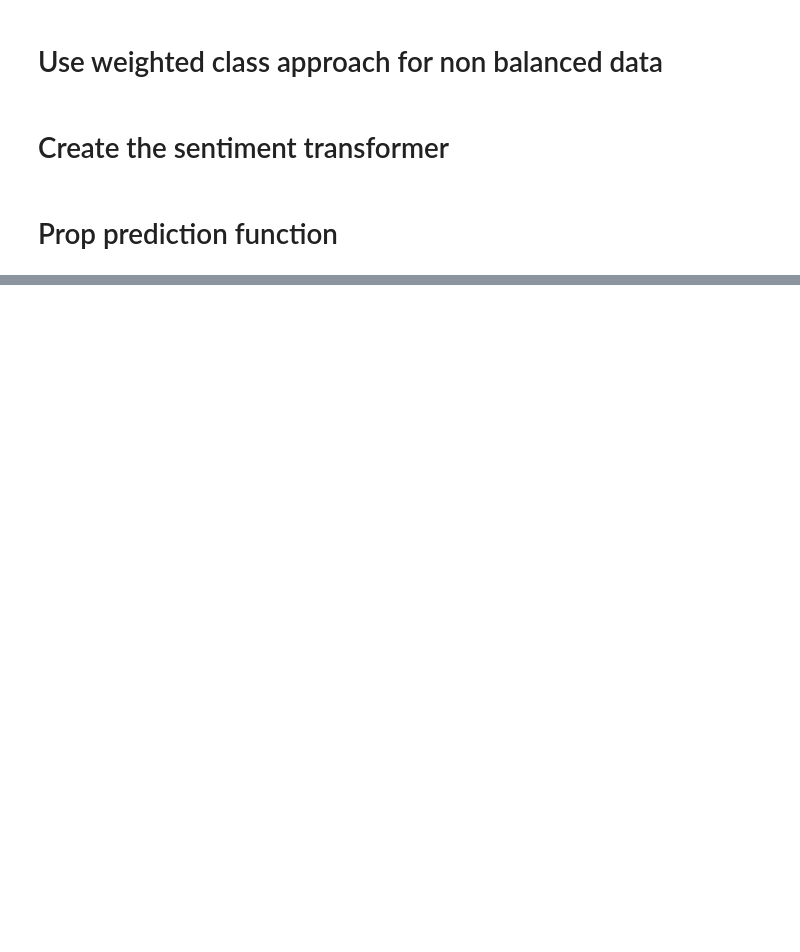
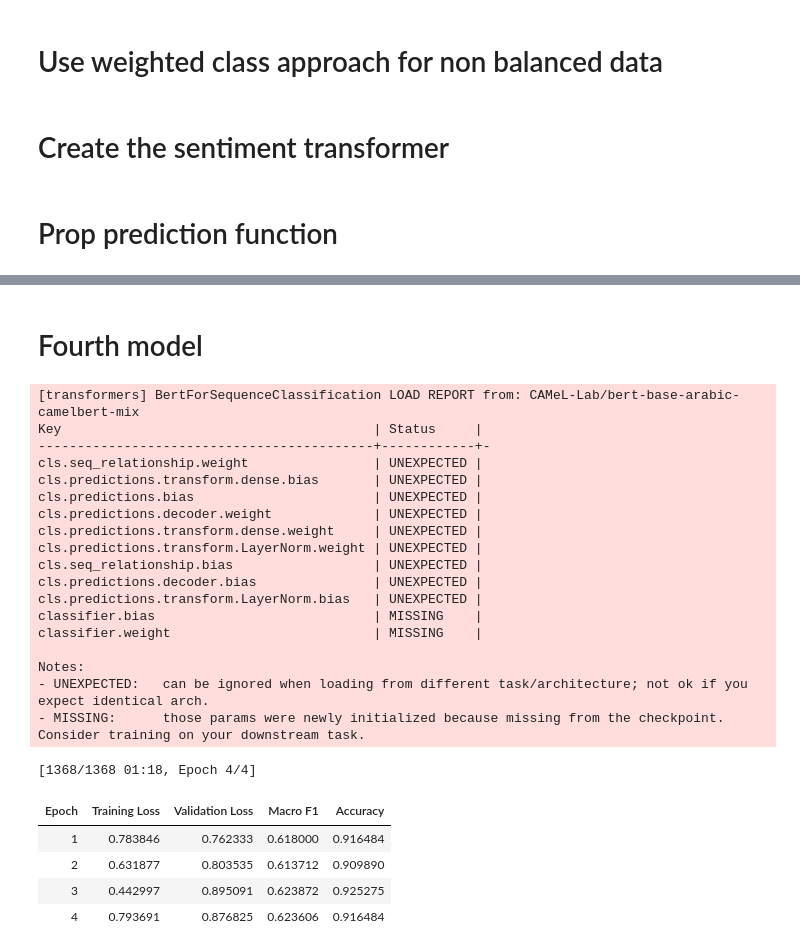
Before and after one commit to amrhany964/hackathon, a Jupyter notebook: main.ipynb, the cells around one changed output, grey strips where cells are left out. Cells and saved outputs as stored; diff of their text form; code cells hidden in the pictures; blank space fills up the shorter version.

```diff
--- a/main.ipynb
+++ b/main.ipynb
@@ -642,0 +748,40 @@ print(classification_report(valid_df["label"], valid_pred_marbert, target_names=
+# %% [markdown]
+# Fourth model
+# %%
+CAMEL_MODEL = "CAMeL-Lab/bert-base-arabic-camelbert-mix"
+# %%
+trainer_camel, tokenizer_camel = train_transformer_model(
+    model_name=CAMEL_MODEL,
+    train_df=train_df,
+    valid_df=valid_df,
+    output_dir="./sentiment_camelbert",
+    epochs=4,
+    lr=2e-5,
+    batch_size=8,
+    max_length=160
+)
+# %% [output]
+[transformers] BertForSequenceClassification LOAD REPORT from: CAMeL-Lab/bert-base-arabic-camelbert-mix
+Key                                        | Status     |
+-------------------------------------------+------------+-
+cls.seq_relationship.weight                | UNEXPECTED |
+cls.predictions.transform.dense.bias       | UNEXPECTED |
+cls.predictions.bias                       | UNEXPECTED |
+cls.predictions.decoder.weight             | UNEXPECTED |
+cls.predictions.transform.dense.weight     | UNEXPECTED |
+cls.predictions.transform.LayerNorm.weight | UNEXPECTED |
+cls.seq_relationship.bias                  | UNEXPECTED |
+cls.predictions.decoder.bias               | UNEXPECTED |
+cls.predictions.transform.LayerNorm.bias   | UNEXPECTED |
+classifier.bias                            | MISSING    |
+classifier.weight                          | MISSING    |
+
+Notes:
+- UNEXPECTED:   can be ignored when loading from different task/architecture; not ok if you expect identical arch.
+- MISSING:      those params were newly initialized because missing from the checkpoint. Consider training on your downstream task.
+[1368/1368 01:18, Epoch 4/4]
+| Epoch | Training Loss | Validation Loss | Macro F1 | Accuracy |
+| 1 | 0.783846 | 0.762333 | 0.618000 | 0.916484 |
+| 2 | 0.631877 | 0.803535 | 0.613712 | 0.909890 |
+| 3 | 0.442997 | 0.895091 | 0.623872 | 0.925275 |
+| 4 | 0.793691 | 0.876825 | 0.623606 | 0.916484 |
```
Also changed, not shown: parts of 20 cells of this notebook.
